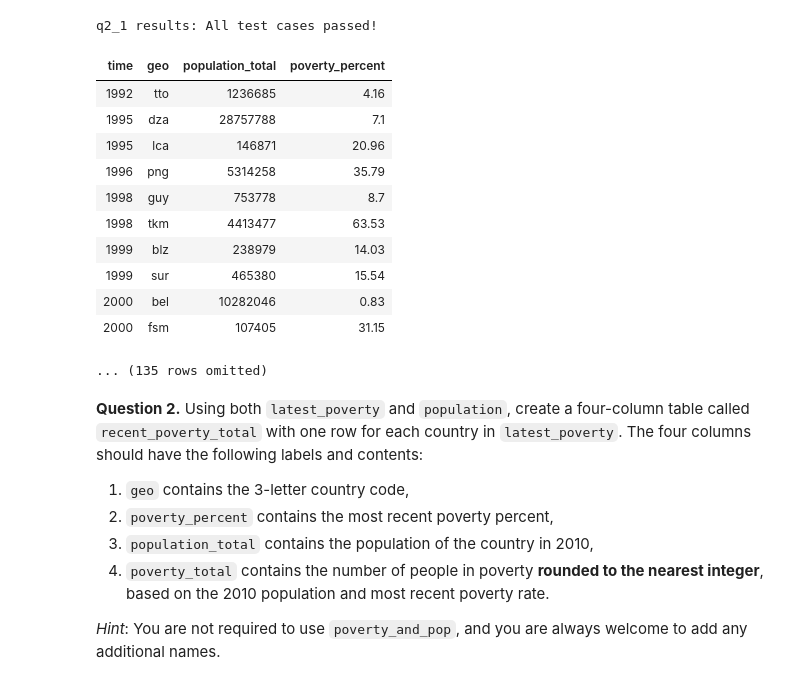
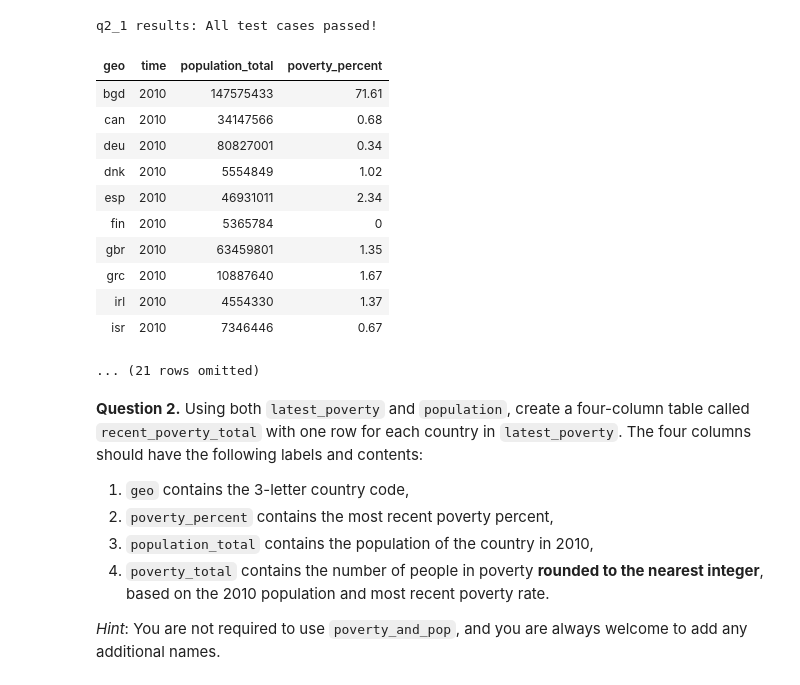
Before and after one commit to cplahn/cplahn_DATA_Fall, a Jupyter notebook: project1/project1.ipynb, the cells around one changed output. Drawn from its saved outputs; the diff is of its cells as text; code cells hidden in the pictures.

```diff
--- a/project1/project1.ipynb
+++ b/project1/project1.ipynb
@@ -640,21 +640,22 @@ latest_poverty
 grader.check("q2_1")
 # %% [output]
 q2_1 results: All test cases passed!
-# %%
-population.join(['time','geo'],latest_poverty)
-# %% [output]
-| time | geo | population_total | poverty_percent |
-| 1992 | tto | 1236685 | 4.16 |
-| 1995 | dza | 28757788 | 7.1 |
-| 1995 | lca | 146871 | 20.96 |
-| 1996 | png | 5314258 | 35.79 |
-| 1998 | guy | 753778 | 8.7 |
-| 1998 | tkm | 4413477 | 63.53 |
-| 1999 | blz | 238979 | 14.03 |
-| 1999 | sur | 465380 | 15.54 |
-| 2000 | bel | 10282046 | 0.83 |
-| 2000 | fsm | 107405 | 31.15 |
-... (135 rows omitted)
+# %%
+n2010_poverty=poverty_and_pop.where('time',are.equal_to(2010))
+n2010_poverty
+# %% [output]
+| geo | time | population_total | poverty_percent |
+| bgd | 2010 | 147575433 | 71.61 |
+| can | 2010 | 34147566 | 0.68 |
+| deu | 2010 | 80827001 | 0.34 |
+| dnk | 2010 | 5554849 | 1.02 |
+| esp | 2010 | 46931011 | 2.34 |
+| fin | 2010 | 5365784 | 0 |
+| gbr | 2010 | 63459801 | 1.35 |
+| grc | 2010 | 10887640 | 1.67 |
+| irl | 2010 | 4554330 | 1.37 |
+| isr | 2010 | 7346446 | 0.67 |
+... (21 rows omitted)
 # %% [markdown]
 **Question 2.** Using both `latest_poverty` and `population`, create a four-column table called `recent_poverty_total` with one row for each country in `latest_poverty`. The four columns should have the following labels and contents:
 1. `geo` contains the 3-letter country code,
```
Also changed, not shown: parts of 11 cells of this notebook, 1 other file.
